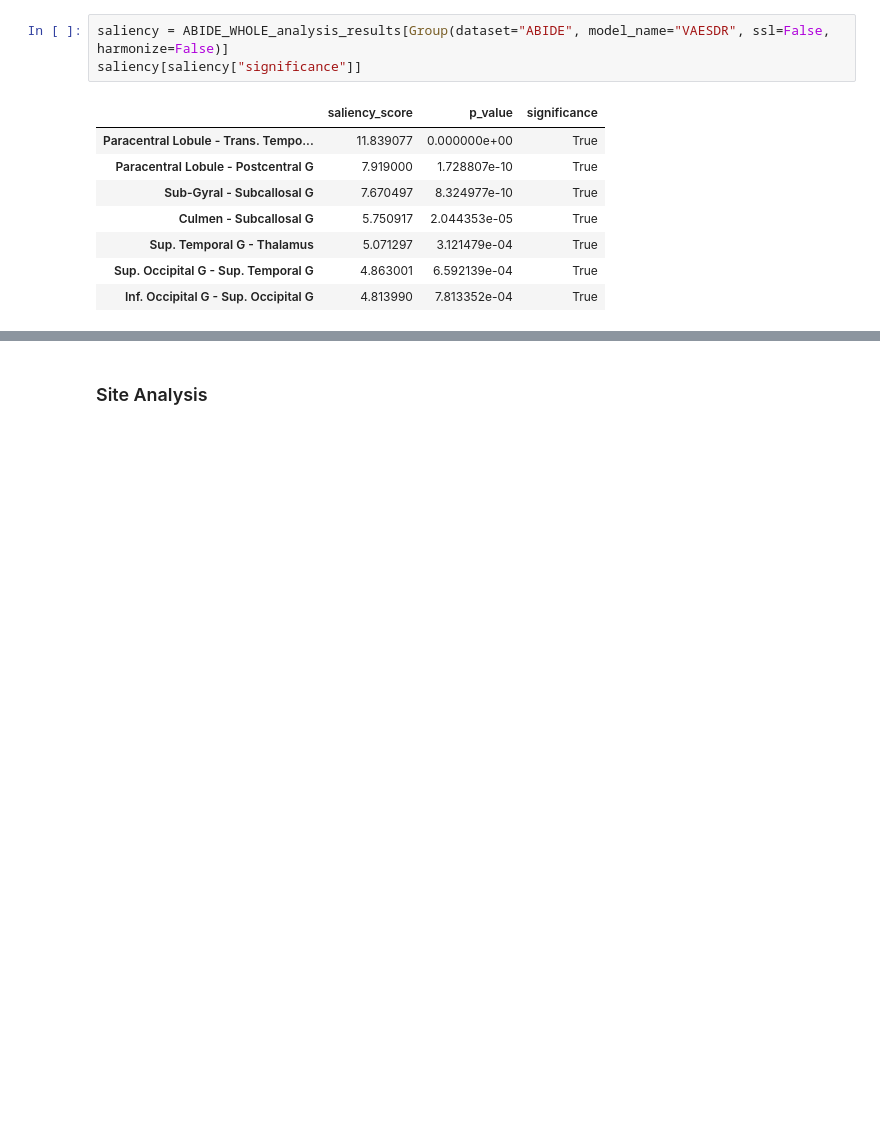
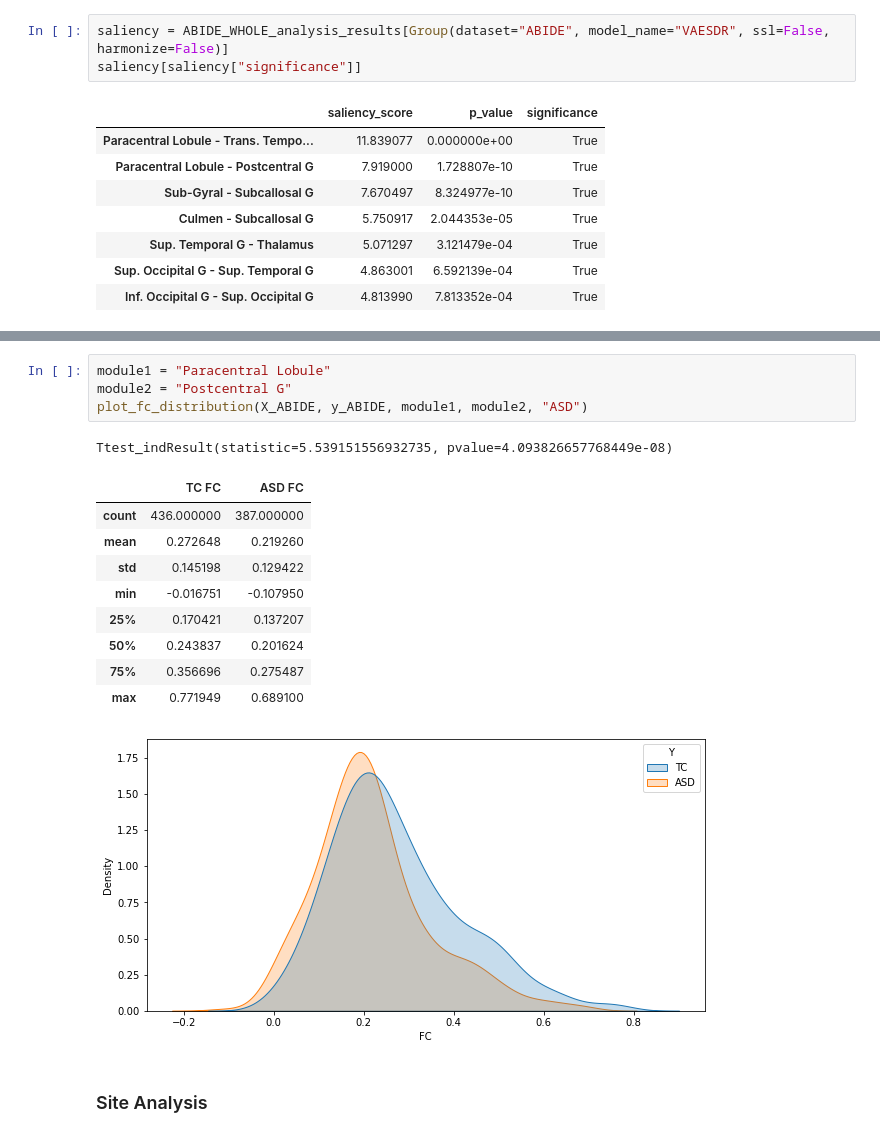
Before and after one commit to weichee98/FYP-SSL, a Jupyter notebook: src/biomarker/biomarker_analysis.ipynb, the cells around one changed output, grey strips where cells are left out. Cells and saved outputs as stored; diff of their text form; blank space fills up the shorter version.

```diff
--- a/src/biomarker/biomarker_analysis.ipynb
+++ b/src/biomarker/biomarker_analysis.ipynb
@@ -134,3 +195,19 @@ saliency[saliency["significance"]]
+# %%
+module1 = "Paracentral Lobule"
+module2 = "Postcentral G"
+plot_fc_distribution(X_ABIDE, y_ABIDE, module1, module2, "ASD")
+# %% [output]
+Ttest_indResult(statistic=5.539151556932735, pvalue=4.093826657768449e-08)
+|  | TC FC | ASD FC |
+| count | 436.000000 | 387.000000 |
+| mean | 0.272648 | 0.219260 |
+| std | 0.145198 | 0.129422 |
+| min | -0.016751 | -0.107950 |
+| 25% | 0.170421 | 0.137207 |
+| 50% | 0.243837 | 0.201624 |
+| 75% | 0.356696 | 0.275487 |
+| max | 0.771949 | 0.689100 |
+[figure, added]
 # %% [markdown]
 ### Site Analysis
 # %%
```
Also changed, not shown: parts of 9 cells of this notebook, 1 other file.
